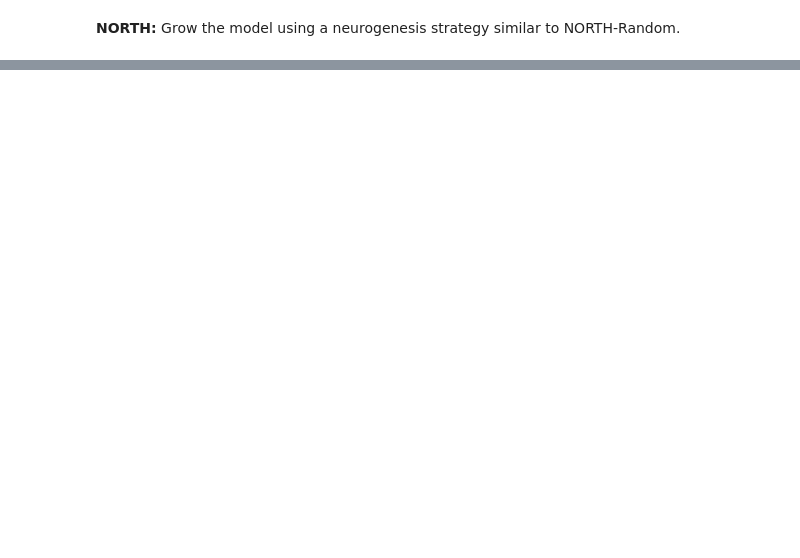
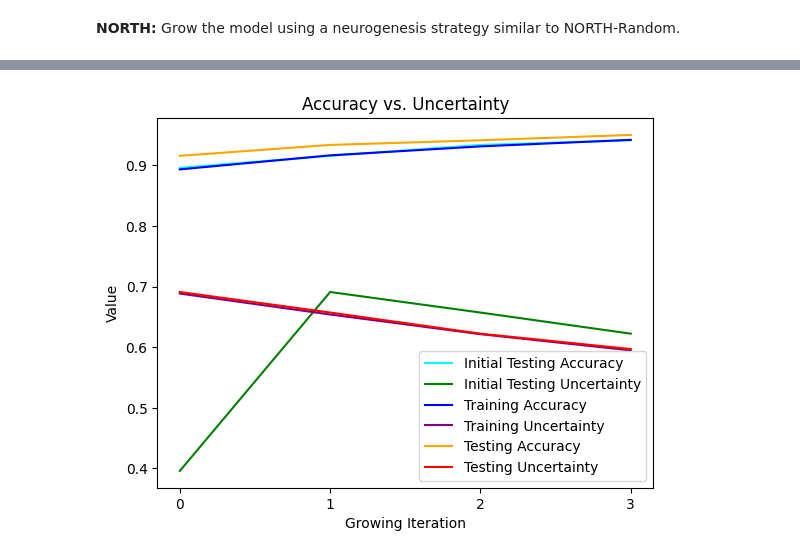
Before and after one commit to rhit-luttredn/SAD-NNs, a Jupyter notebook: sad_nns/north_and_edl_working.ipynb, the cells around one changed output, grey strips where cells are left out. Cells and saved outputs as stored; diff of their text form; code cells hidden in the pictures; blank space fills up the shorter version.

```diff
--- a/sad_nns/north_and_edl_working.ipynb
+++ b/sad_nns/north_and_edl_working.ipynb
@@ -375,7 +375,7 @@ Validation: Average loss: 0.0664, Accuracy: 2619/6000 (43.65%), Average Uncertai
 # %% [markdown]
 **NORTH:** Grow the model using a neurogenesis strategy similar to NORTH-Random.
 # %%
-iterations = 10
+iterations = 1 * (len(model)-1)
 modded_model_grow = copy.deepcopy(model)
 modded_optimizer_grow = torch.optim.SGD(modded_model_grow.parameters(), lr=0.01)
 modded_optimizer_grow.load_state_dict(optimizer.state_dict())
@@ -386,29 +386,31 @@ train_acc_vals = []
 train_u_vals = []
 test_acc_vals = []
 test_u_vals = []
-param_count_vals = []
 
-for iter in range(iterations):
+for iter in range(1):
     for i in range(len(model)-1):
-        #score = orthogonality_gap(modded_model_grow.activations[str(i)])
+        # scores = svd_score(modded_model.activations[str(i)])
         max_rank = modded_model_grow[i].width()
         score = effective_rank(modded_model_grow.activations[str(i)])
         to_add = max(score-int(0.95*max_rank), 0)
-        print("Layer {} score: {}/{}, neurons to add: {}".format(i, score, max_rank, to_add))
+        # print("Layer {} score: {}/{}, neurons to add: {}".format(i, score, max_rank, to_add))
         modded_model_grow.grow(i, to_add, fanin_weights="iterative_orthogonalization",
                                optimizer=modded_optimizer_grow)
-    print("The grown model now has {} effective parameters.".format(modded_model_grow.parameter_count(masked = True)))
-    print("Validation after growing: ", end = "")
-    init_test_acc, init_test_u = test(modded_model_grow, val_loader, criterion, return_vals=True)
-    train_acc, train_u, test_acc, test_u = train(modded_model_grow, train_loader, modded_optimizer, criterion, epochs=5, val_loader=val_loader, return_vals=True)
+    # print("The grown model now has {} effective parameters.".format(modded_model_grow.parameter_count(masked = True)))
+    # print("Validation after growing: ", end = "")
+        init_test_acc, init_test_u = test(modded_model_grow, val_loader, criterion, return_vals=True)
+        train_acc, train_u, test_acc, test_u = train(modded_model_grow, train_loader, modded_optimizer_grow, criterion, epochs=1, val_loader=val_loader, return_vals=True)
 
-    init_test_acc_vals.append(init_test_acc)
-    init_test_u_vals.append(init_test_u)
-    train_acc_vals.append(train_acc)
-    train_u_vals.append(train_u)
-    test_acc_vals.append(test_acc)
-    test_u_vals.append(test_u)
-    param_count_vals.append(model.parameter_count())
+        # for key in modded_model_grow.activations:
+        #     print(modded_model_grow.activations[key].size())
+
+        init_test_acc_vals.append(init_test_acc)
+        init_test_u_vals.append(init_test_u)
+        train_acc_vals.append(train_acc)
+        train_u_vals.append(train_u)
+        test_acc_vals.append(test_acc)
+        test_u_vals.append(test_u)
+        print(f'Total Effective Parameters: {model.parameter_count(masked = True)}')
 
 # Plotting the lines
 plt.plot(np.arange(iterations), init_test_acc_vals, label='Initial Testing Accuracy', color='cyan')
@@ -417,12 +419,11 @@ plt.plot(np.arange(iterations), train_acc_vals, label='Training Accuracy', color
 plt.plot(np.arange(iterations), train_u_vals, label='Training Uncertainty', color='purple')
 plt.plot(np.arange(iterations), test_acc_vals, label='Testing Accuracy', color='orange')
 plt.plot(np.arange(iterations), test_u_vals, label='Testing Uncertainty', color='red')
-plt.plot(np.arange(iterations), param_count_vals, label='# of Trainable Parameters', color='black')
 plt.xticks(np.arange(0, iterations, 1))
 
 # Adding titles and labels
 plt.title('Accuracy vs. Uncertainty')
-plt.xlabel('Iteration')
+plt.xlabel('Growing Iteration')
 plt.ylabel('Value')
 plt.legend()
 
@@ -448,0 +450 @@ Train Epoch: 3 [12800/54000 (24%)]      Loss: 0.769832  Uncertainty: 0.745924
+[figure, added]
```
Also changed, not shown: parts of 4 cells of this notebook.
